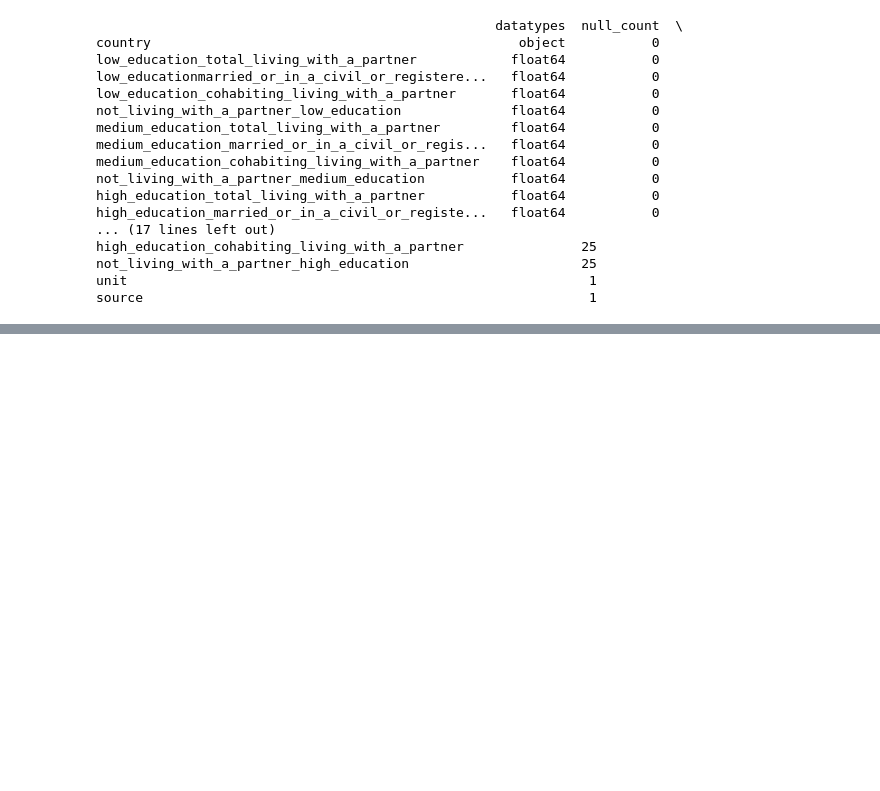
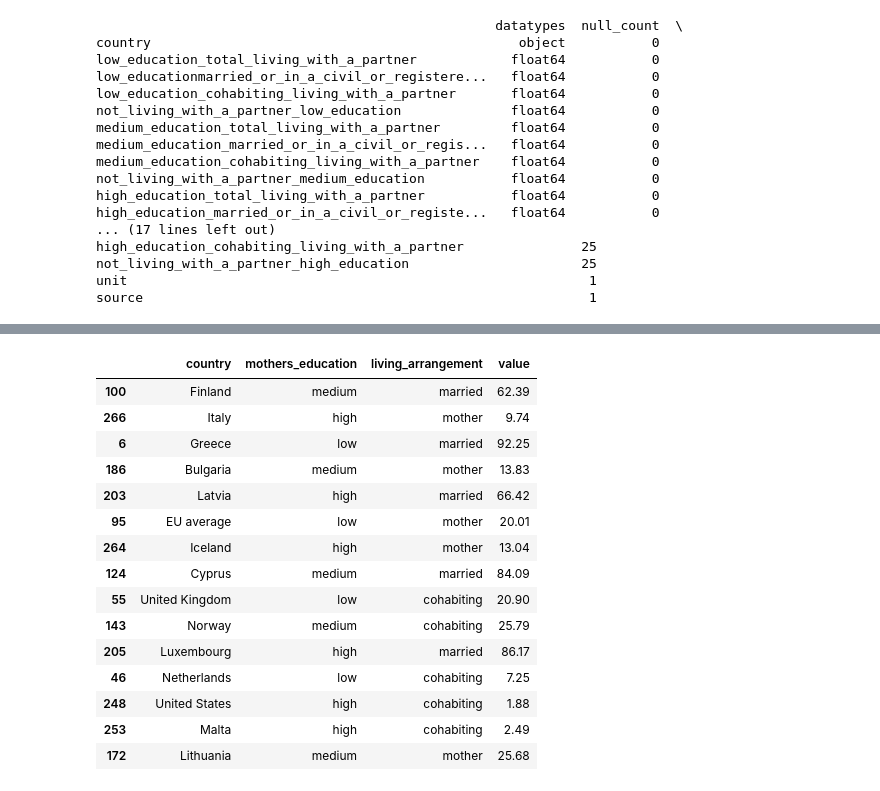
Before and after one commit to YkslB/marriage_statistics, a Jupyter notebook: scripts/Cleaning.ipynb, the cells around one changed output, grey strips where cells are left out. Drawn from its saved outputs; the diff is of its cells as text; code cells hidden in the pictures; blank space fills up the shorter version.

```diff
--- a/scripts/Cleaning.ipynb
+++ b/scripts/Cleaning.ipynb
@@ -3268,0 +3363,42 @@ df_23_2[num_cols] = (
+# %%
+# --- 1) Wide -> Long
+df_23_2 = df_23_2.melt(id_vars="country", var_name="col", value_name="value")
+
+# Suffix -> education: .1/1 = medium, .2/2 = high, yoksa low
+suf = df_23_2["col"].str.extract(r"(\.?\d)$")[0].fillna("")
+df_23_2["mothers_education"] = suf.map({
+    "1": "medium", ".1": "medium",
+    "2": "high",   ".2": "high"
+}).fillna("low")
+
+# living_arrangement: sondaki .1/.2/1/2'yi at, isimleri normalize et
+df_23_2["living_arrangement"] = (
+    df_23_2["col"].str.replace(r"(\.?\d)$", "", regex=True)  # drop suffix
+                      .str.strip().str.lower()
+                      .map({"married":"married", "cohabiting":"cohabiting", "mother":"mother"})
+)
+
+# (opsiyonel) Üst kategori istersen:
+df_23_2["category"] = df_23_2["living_arrangement"].map({"married":"two_parents","cohabiting":"two_parents","mother":"one_parent"})
+
+# Son seçim (category istemiyorsan bu satırı kullan)
+df_23_2 = df_23_2[["country", "mothers_education", "living_arrangement", "value"]].reset_index(drop=True)
+
+df_23_2.sample(15)
+# %% [output]
+|  | country | mothers_education | living_arrangement | value |
+| 100 | Finland | medium | married | 62.39 |
+| 266 | Italy | high | mother | 9.74 |
+| 6 | Greece | low | married | 92.25 |
+| 186 | Bulgaria | medium | mother | 13.83 |
+| 203 | Latvia | high | married | 66.42 |
+| 95 | EU average | low | mother | 20.01 |
+| 264 | Iceland | high | mother | 13.04 |
+| 124 | Cyprus | medium | married | 84.09 |
+| 55 | United Kingdom | low | cohabiting | 20.90 |
+| 143 | Norway | medium | cohabiting | 25.79 |
+| 205 | Luxembourg | high | married | 86.17 |
+| 46 | Netherlands | low | cohabiting | 7.25 |
+| 248 | United States | high | cohabiting | 1.88 |
+| 253 | Malta | high | cohabiting | 2.49 |
+| 172 | Lithuania | medium | mother | 25.68 |
```
Also changed, not shown: parts of 49 cells of this notebook, 2 other files.
